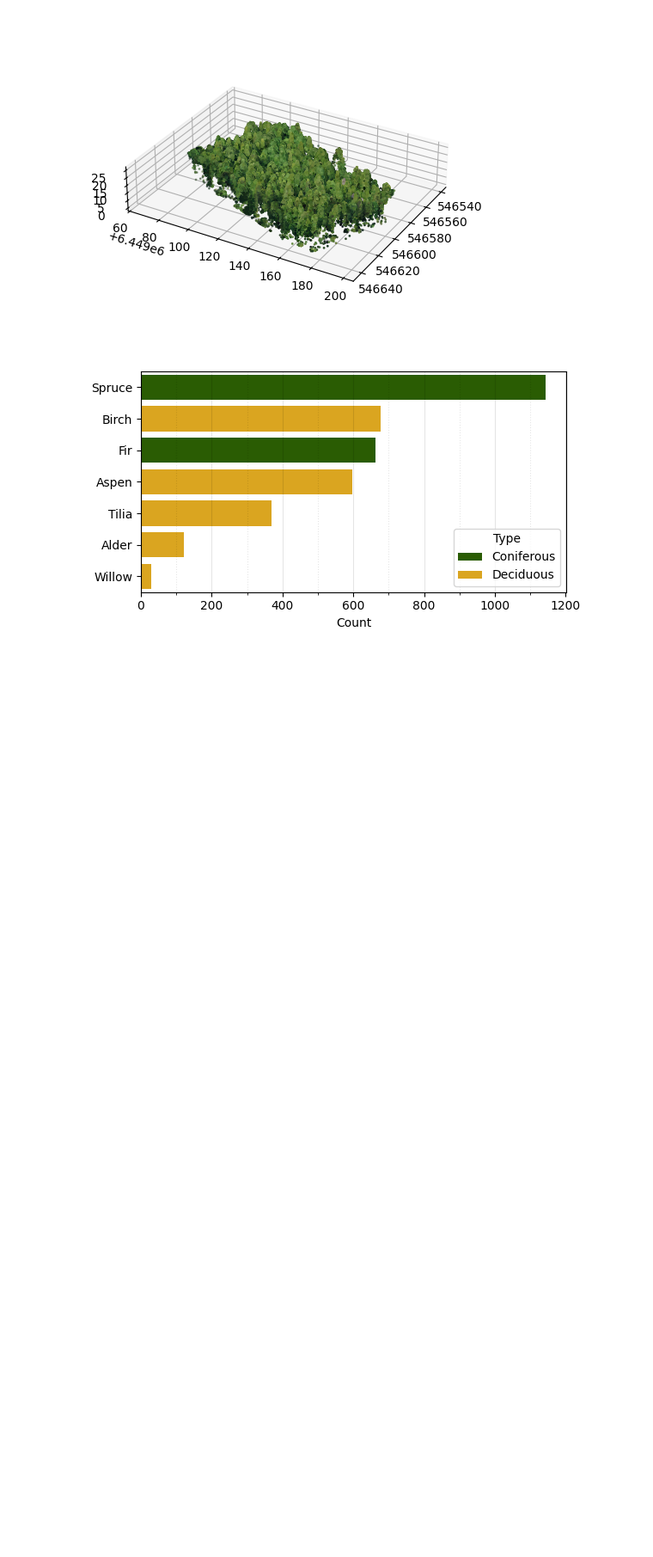
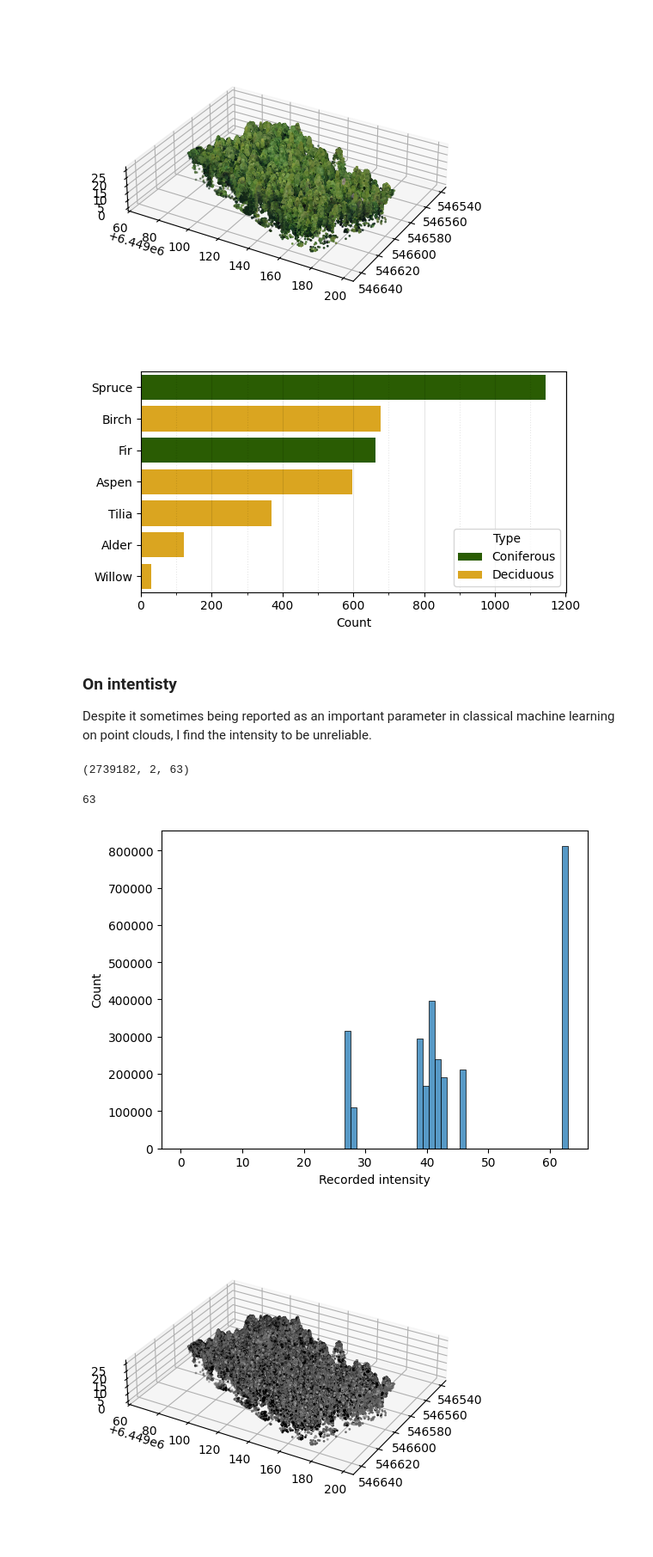
Before and after one commit to iod-ine/thesis, a Jupyter notebook: chapters/03a_lysva_dataset.ipynb, the cells around one changed output. Shown: that part at 86% size. Drawn from its saved outputs; the diff is of its cells as text; code cells hidden in the pictures; blank space fills up the shorter version.

Commit message:
Add subsection for discussing intensity

```diff
--- a/chapters/03a_lysva_dataset.ipynb
+++ b/chapters/03a_lysva_dataset.ipynb
@@ -97,3 +99,36 @@ ax.grid(axis="x", color="black", alpha=0.1)
 ax.grid(which="minor", axis="x", color="black", alpha=0.1, ls=":")
 # %% [output]
 [figure]
+# %% [markdown]
+### On intentisty
+
+Despite it sometimes being reported as an important parameter in classical machine learning on point clouds, I find the intensity to be unreliable.
+# %%
+full_intensity = np.concatenate([laspy.read(x).intensity for x in lysva_als_files])
+full_intensity.size, full_intensity.min(), full_intensity.max()
+# %% [output]
+(2739182, 2, 63)
+# %%
+2 ** 6 - 1
+# %% [output]
+63
+# %%
+#| include: true
+#| label: fig-intensity-with-example
+#| layout-ncol: 2
+#| fig-cap: An example of the unreliability of the intensity attribute.
+#| fig-subcap:
+#|   - Distribution of intensity over all points in the Lysva dataset.
+#|   - A point cloud of plot 10 with points colored by intensity.
+
+ax = sns.histplot(full_intensity, binrange=(0, 63), bins=64)
+ax.set_xlabel("Recorded intensity")
+src.visualization.clouds.scatter_point_cloud_3d(
+    xyz,
+    color=las.intensity,
+    **params,
+    cmap="binary",
+);
+# %% [output]
+[figure, added]
+[figure, added]
```
Also changed, not shown: parts of 3 cells of this notebook.
